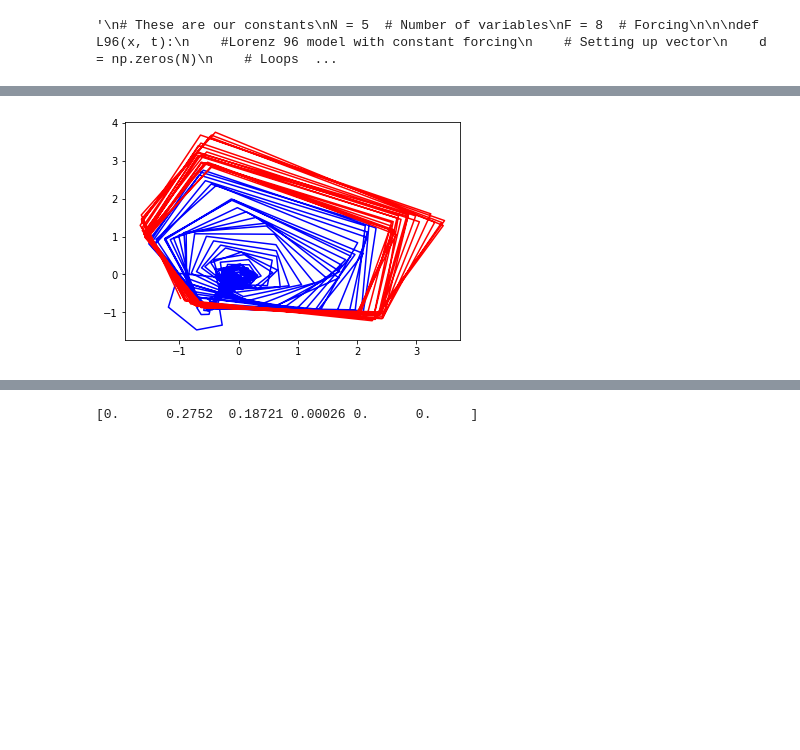
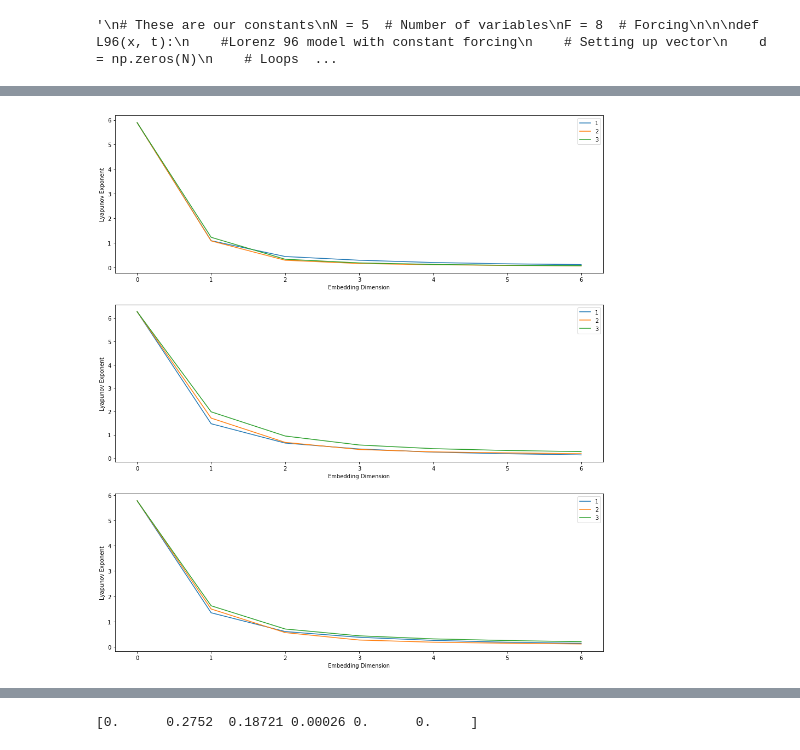
Before and after one commit to kenflat2/Nonlinear-Regression, a Jupyter notebook: GP Experimenter.ipynb, the cells around one changed output, grey strips where cells are left out. Cells and saved outputs as stored; diff of their text form; code cells hidden in the pictures; blank space fills up the shorter version.

Commit message:
Searching for better overembedding vs forgetting results w/ GP

```diff
--- a/GP Experimenter.ipynb
+++ b/GP Experimenter.ipynb
@@ -252,3 +317,35 @@ for i in range(1, tlen ):
+# %%
+# False Nearest Neighbors Test
+
+# Unitary Embedding Testing
+
+l = 6
+st = 3
+
+# figFNN, axFNN = plt.subplots(2 * c,figsize=(16, 3*(2*c)))
+figFNN, axFNN = plt.subplots(dim, figsize=(16, 6*dim))
+# figFNN = plt.figure(figsize=(12, 8))
+# axFNN = figFNN.add_subplot()
+
+for d in range(dim):
+    lyapExps = np.zeros(l+1)
+    for s in range(1, st+1, 1):
+        for i in range(l+1):
+            Y, _ = delayEmbed(Xr[:,d,None], Xr[:,d,None], [i],s) # individual axis version
+            # Y, _ = delayEmbed(Xr[::c], Xr[::c], [i]*dim,s)
+            # Y, _ = delayEmbedUnitary(Xr[::c], Xr[::c], i,s)
+            lyapExps[i] = lyapunovExp(Y)
+
+        axFNN[d].plot(range(l+1), lyapExps, label="{e}".format(e=s))
+
+    axFNN[d].legend()
+    axFNN[d].set_xlabel("Embedding Dimension")
+    # axFNN[c-1].set_title("Slice = {ind}".format(ind=c))
+    axFNN[d].set_ylabel("Lyapunov Exponent")
+
+plt.show()
+# %% [output]
+[figure, added]
 # %%
 # Normalize, split data
 states = (states - states.mean(0) ) / states.std(0) # normalize
@@ -262,37 +359,6 @@ Xt = X[testTrainSplit:,]
 Yt = Y[testTrainSplit:,]
 X = X[:testTrainSplit,]
 Y = Y[:testTrainSplit,]
-# %%
-# Print Input
-fig2 = plt.figure(2)
-if dim == 1:
-    ax2 = plt.subplot()
-    ax2.plot(X,"b") # states
-elif dim == 2:
-    ax2 = plt.subplot()
-    ax2.plot(X[:,0],X[:,1],c="b")
-    ax2.plot(Xt[:,0],Xt[:,1],c="r")
-else:
-    ax2 = fig2.gca(projection="3d")
-    ax2.plot(X[:,0],X[:,1],X[:,2])
-
-plt.savefig("result-train_data.png")
-
-np.set_printoptions(suppress=True)
-np.set_printoptions(precision=5)
-
-"""
-fig, (lor0, lor1, lor2) = plt.subplots(nrows=1,ncols=3, figsize = (24,6))
-lor0.plot(X[:,0],"b")
-lor1.plot(X[:,1],"b")
-lor2.plot(X[:,2],"b")
-"""
-
-plt.show()
-
-# print(X.flatten())
-# %% [output]
-[figure, removed]
 # %%
 # # # GP SETUP # # #
 
```
Also changed, not shown: parts of 9 cells of this notebook, 2 other files.
